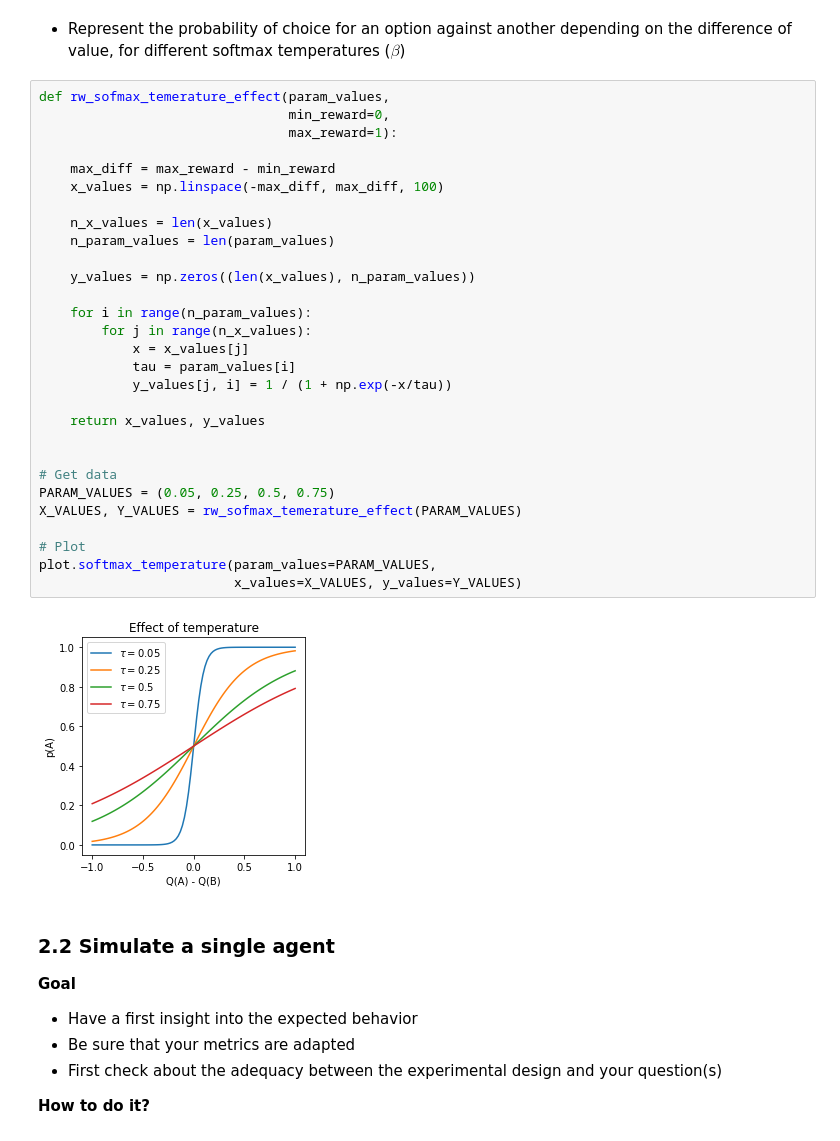
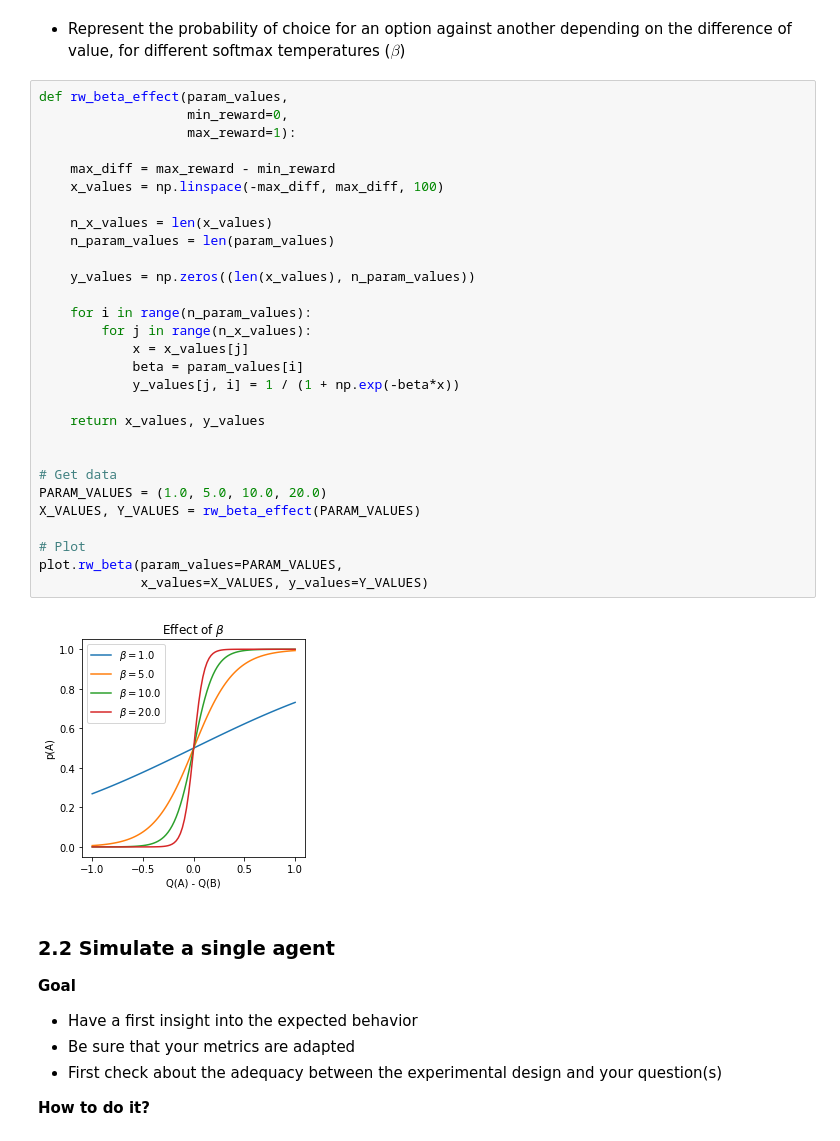
Before and after one commit to AurelienNioche/LectureCognitiveModeling, a Jupyter notebook: main.ipynb, the cells around one changed output. Saved outputs shown, nothing was run; the diff lists cells and outputs as text.

```diff
--- a/main.ipynb
+++ b/main.ipynb
@@ -369,36 +362,36 @@ plot.learning_rate(param_values=PARAM_VALUES, y_values=Y_VALUES)
 # %% [markdown]
  * Represent the probability of choice for an option against another depending on the difference of value, for different softmax temperatures ($\beta$)
 # %%
-def rw_sofmax_temerature_effect(param_values,
-                                min_reward=0,
-                                max_reward=1):
+def rw_beta_effect(param_values,
+                   min_reward=0,
+                   max_reward=1):
 
     max_diff = max_reward - min_reward
     x_values = np.linspace(-max_diff, max_diff, 100)
 
     n_x_values = len(x_values)
     n_param_values = len(param_values)
 
     y_values = np.zeros((len(x_values), n_param_values))
 
     for i in range(n_param_values):
         for j in range(n_x_values):
             x = x_values[j]
-            tau = param_values[i]
-            y_values[j, i] = 1 / (1 + np.exp(-x/tau))
+            beta = param_values[i]
+            y_values[j, i] = 1 / (1 + np.exp(-beta*x))
 
     return x_values, y_values
 
 
 # Get data
-PARAM_VALUES = (0.05, 0.25, 0.5, 0.75)
-X_VALUES, Y_VALUES = rw_sofmax_temerature_effect(PARAM_VALUES)
+PARAM_VALUES = (1.0, 5.0, 10.0, 20.0)
+X_VALUES, Y_VALUES = rw_beta_effect(PARAM_VALUES)
 
 # Plot
-plot.softmax_temperature(param_values=PARAM_VALUES,
-                         x_values=X_VALUES, y_values=Y_VALUES)
+plot.rw_beta(param_values=PARAM_VALUES,
+             x_values=X_VALUES, y_values=Y_VALUES)
 # %% [output]
-[figure, old version]
+[figure, new version]
 # %% [markdown]
 ### 2.2 Simulate a single agent
 
```
Also changed, not shown: parts of 24 cells of this notebook, 7 other files.
